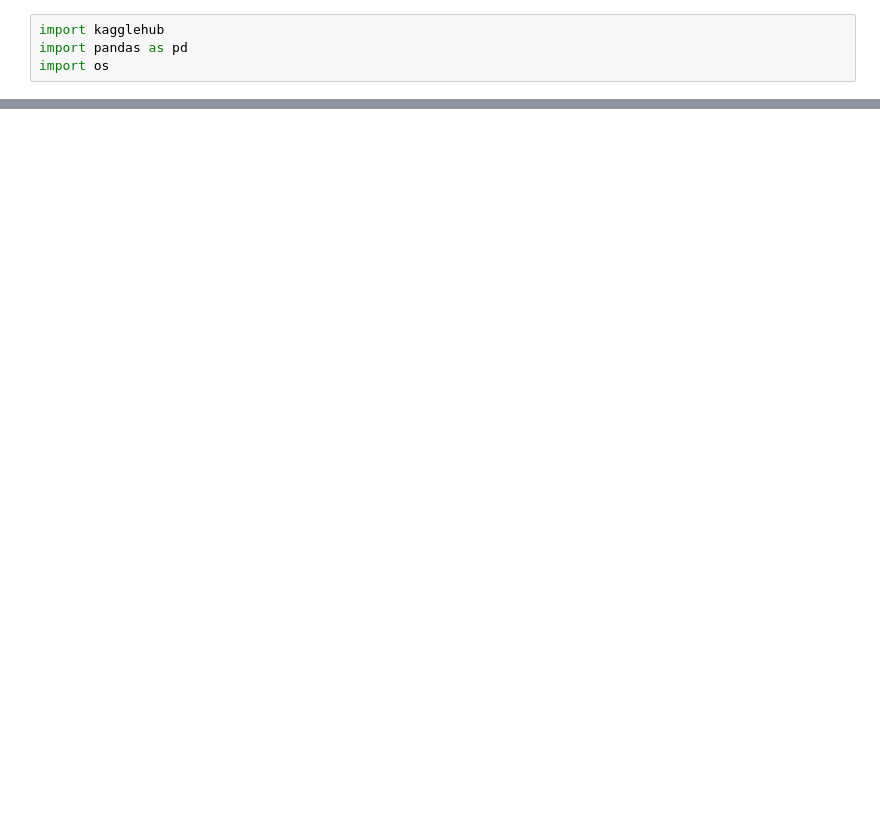
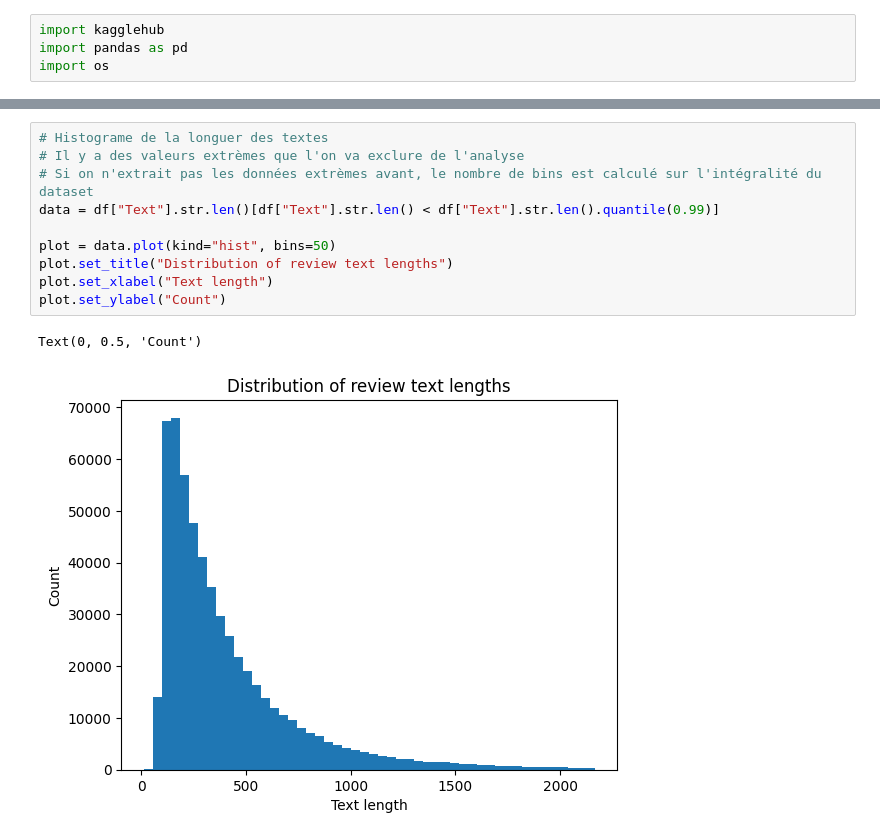
Before and after one commit to Maxime-Oriol/trust-behaviours, a Jupyter notebook: feelings/notebooks/01_eda.ipynb, the cells around one changed output, grey strips where cells are left out. Saved outputs shown, nothing was run; the diff lists cells and outputs as text; blank space fills up the shorter version.

```diff
--- a/feelings/notebooks/01_eda.ipynb
+++ b/feelings/notebooks/01_eda.ipynb
@@ -37,0 +44,13 @@ memory usage: 43.4+ MB
+# %%
+# Histograme de la longuer des textes
+# Il y a des valeurs extrèmes que l'on va exclure de l'analyse
+# Si on n'extrait pas les données extrèmes avant, le nombre de bins est calculé sur l'intégralité du dataset
+data = df["Text"].str.len()[df["Text"].str.len() < df["Text"].str.len().quantile(0.99)]
+
+plot = data.plot(kind="hist", bins=50)
+plot.set_title("Distribution of review text lengths")
+plot.set_xlabel("Text length")
+plot.set_ylabel("Count")
+# %% [output]
+Text(0, 0.5, 'Count')
+[figure, added]
```
Also changed, not shown: parts of 5 cells of this notebook, 1 other file.
